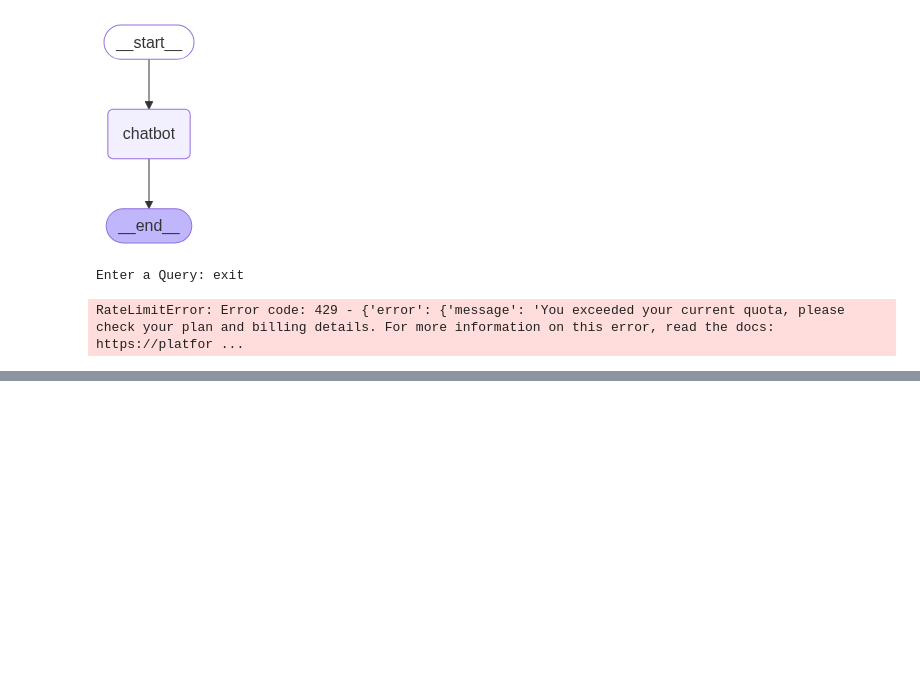
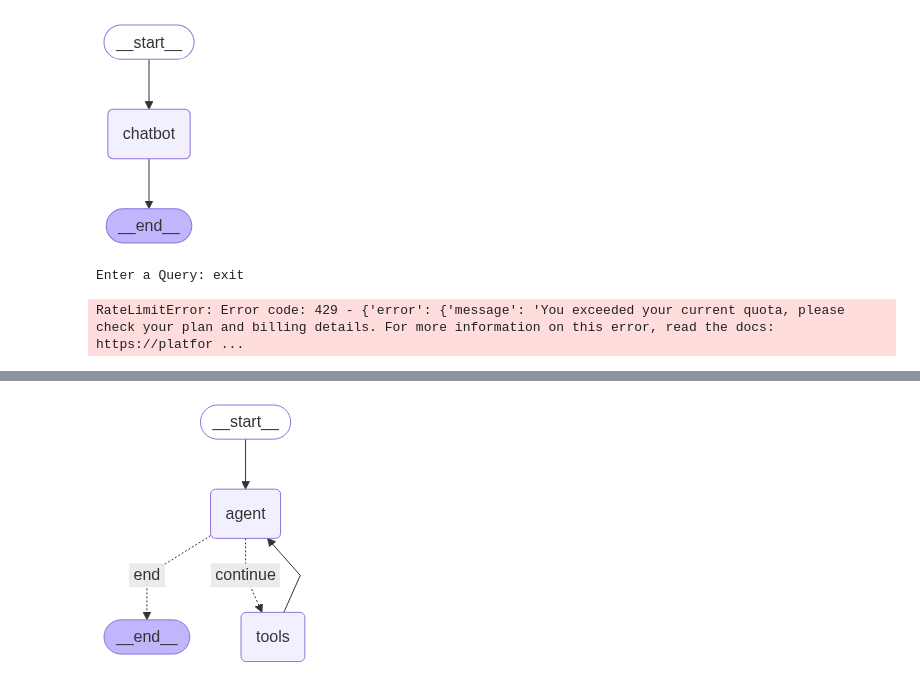
Before and after one commit to Virajbiz98/Python_Learning, a Jupyter notebook: LangGraph/chatbot.ipynb, the cells around one changed output, grey strips where cells are left out. Drawn from its saved outputs; the diff is of its cells as text; code cells hidden in the pictures; blank space fills up the shorter version.

Commit message:
Agent use tools

```diff
--- a/LangGraph/chatbot.ipynb
+++ b/LangGraph/chatbot.ipynb
@@ -117,0 +159,42 @@ while user_input != "exit":
+# %%
+llm_with_tools = llm.bind_tools(tools)
+# %%
+def llm_call(state:AgentState) -> AgentState:
+  system_prompt = SystemMessage(content=
+                                "You are an intelligent AI assistant, Please answer my query."
+                                )
+  response = llm_with_tools.invoke([system_prompt] + state["messages"])
+  return {"messages": [response]}
+# %%
+def decision_node(state: AgentState):
+  messages = state["messages"]
+  last_message = messages[-1]
+  if not last_message.tool_calls:
+    return "end"
+  else:
+    return "continue"
+# %%
+workflow = StateGraph(AgentState)
+
+workflow.add_node("agent", llm_call)
+tool_node = ToolNode(tools=tools)
+workflow.add_node("tools", tool_node)
+
+workflow.add_edge(START, "agent")
+workflow.add_conditional_edges(
+    "agent",
+    decision_node,
+    {
+        "continue": "tools",
+        "end": END,
+
+    },
+)
+workflow.add_edge("tools", "agent")
+
+app = workflow.compile()
+# %%
+from IPython.display import Image, display
+display(Image(app.get_graph().draw_mermaid_png()))
+# %% [output]
+[figure, added]
```
Also changed, not shown: parts of 10 cells of this notebook.
